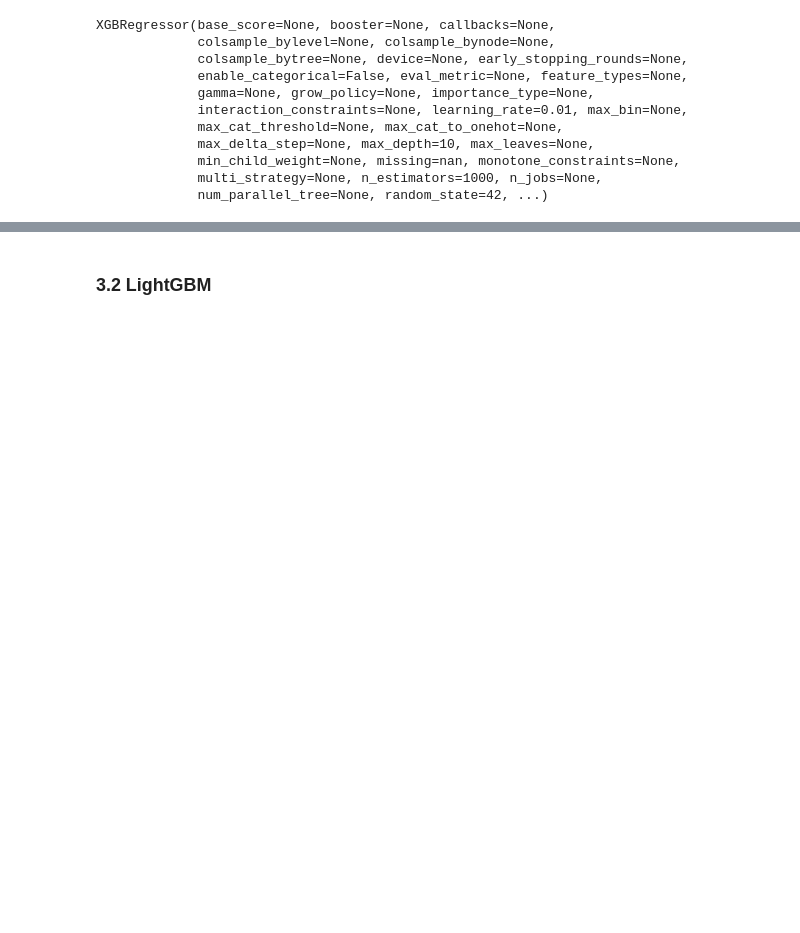
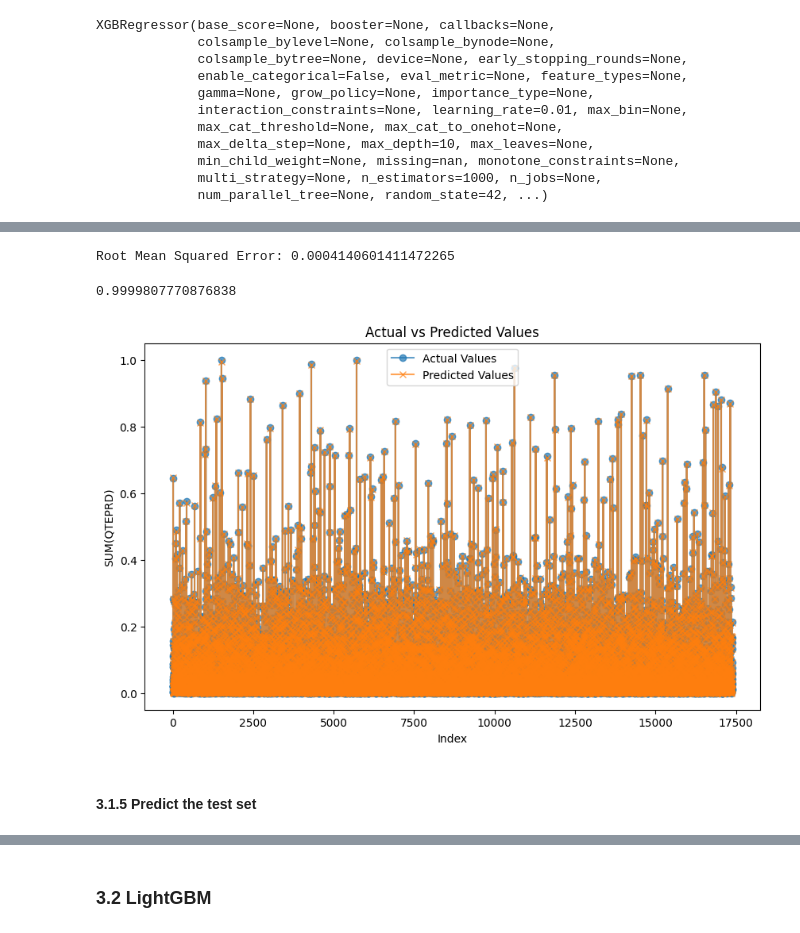
Before and after one commit to MedAzizBouzid/AGIL-ENERGY-Forecast-system, a Jupyter notebook: notebooks/BO1/forecast_customer_demand.ipynb, the cells around one changed output, grey strips where cells are left out. Saved outputs shown, nothing was run; the diff lists cells and outputs as text; code cells hidden in the pictures; blank space fills up the shorter version.

```diff
--- a/notebooks/BO1/forecast_customer_demand.ipynb
+++ b/notebooks/BO1/forecast_customer_demand.ipynb
@@ -501,0 +513,4 @@ XGBRegressor(base_score=None, booster=None, callbacks=None,
+# %%
+y_pred_train= model.predict(X_train)
+y_pred_train = pd.Series(y_pred_train, name='SUM(QTEPRD)')
+y_pred_train.index = X_train.index
@@ -502,2 +548,38 @@ XGBRegressor(base_score=None, booster=None, callbacks=None,
+# %%
+mse = mean_squared_error(y_train, y_pred_train)
+rmse = np.sqrt(mse)
+print(f'Root Mean Squared Error: {rmse}')
+# %% [output]
+Root Mean Squared Error: 0.0004140601411472265
+# %%
+from sklearn.metrics import mean_squared_error, mean_absolute_error, r2_score
+
+r2_model_train=r2_score(y_train, y_pred_train)
+r2_model_train
+# %% [output]
+0.9999807770876838
+# %%
+
+
+plt.figure(figsize=(10, 6))
+
+# Plot actual values
+plt.plot(y_train.values, label='Actual Values', alpha=0.7, linestyle='-', marker='o')
+
+# Plot predicted values
+plt.plot(y_pred_train.values, label='Predicted Values', alpha=0.7, linestyle='-', marker='x')
+
+# Add labels and title
+plt.xlabel('Index')
+plt.ylabel('SUM(QTEPRD)')
+plt.title('Actual vs Predicted Values')
+plt.legend()
+
+# Show the plot
+plt.show()
+# %% [output]
+[figure, added]
+# %% [markdown]
+#### 3.1.5 Predict the test set
 # %%
 y_pred = model.predict(X_test)
```
Also changed, not shown: parts of 60 cells of this notebook, 7 other files.
